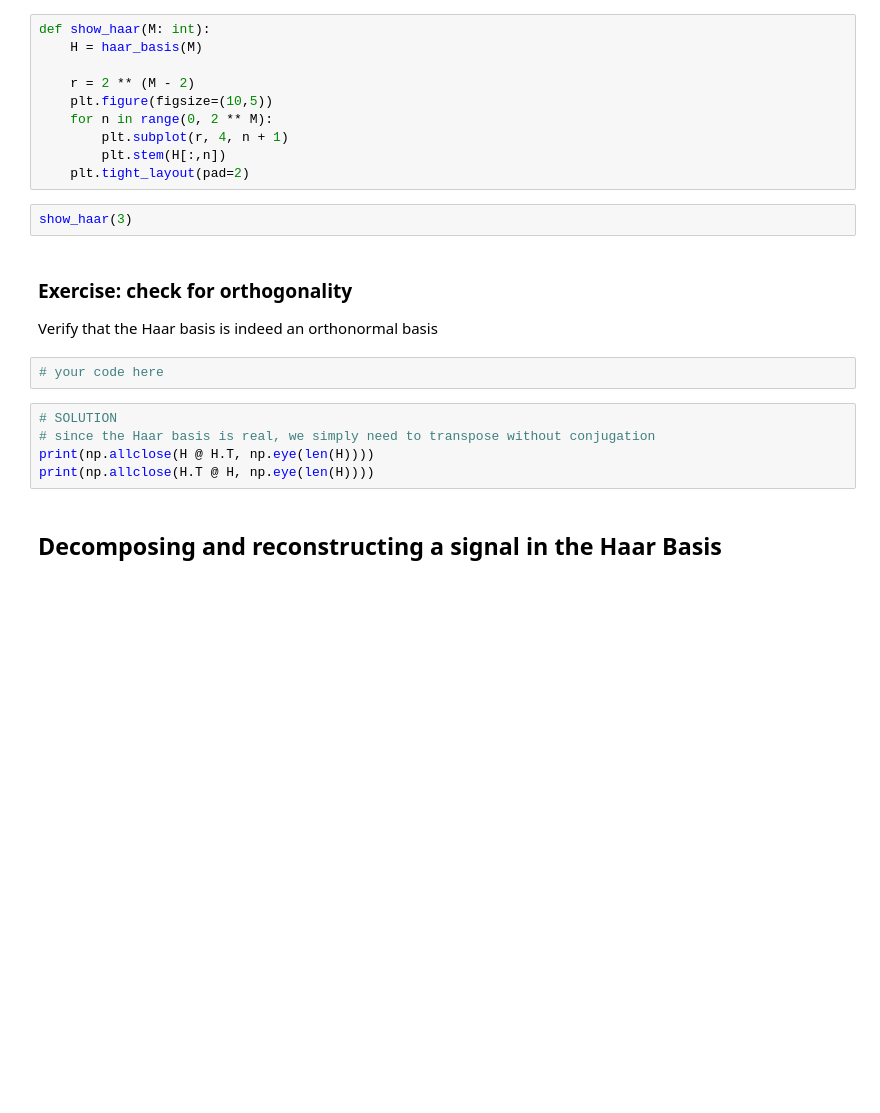
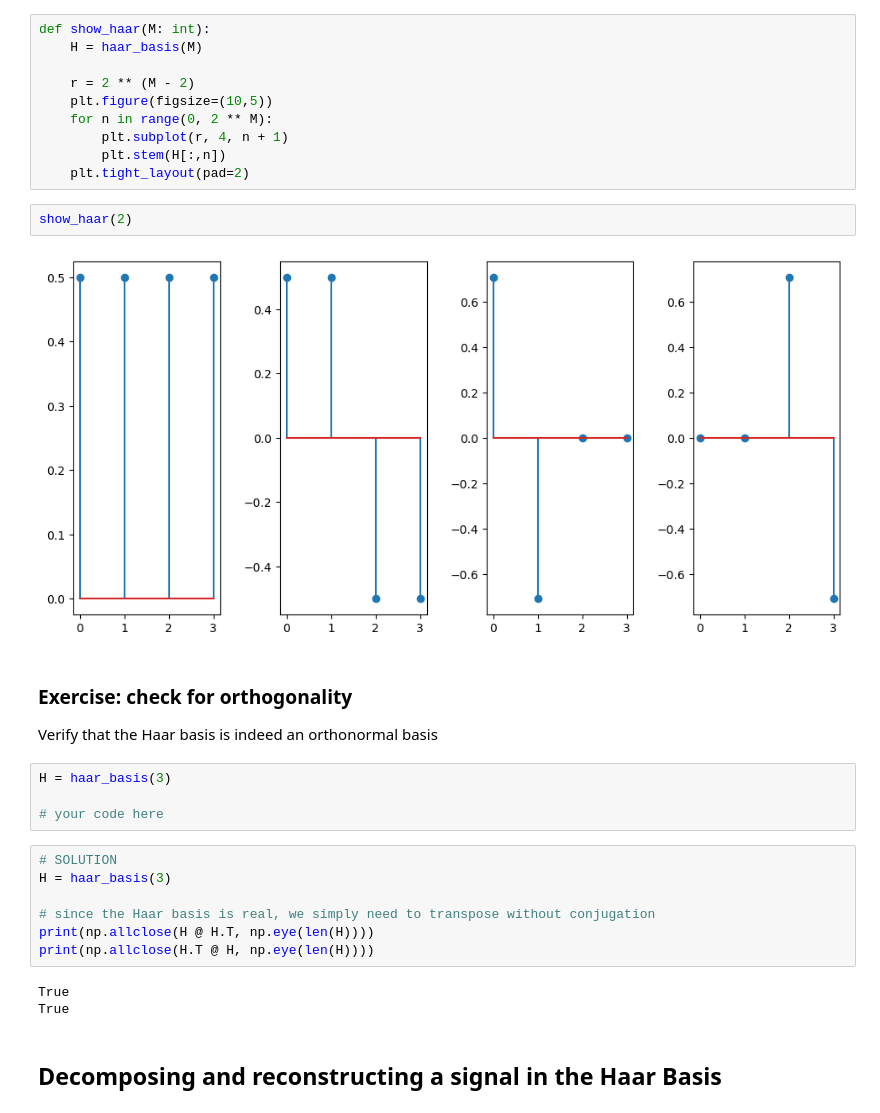
Before and after one commit to LCAV/COM202, a Jupyter notebook: 01-warmup/lab1.ipynb, the cells around one changed output. Cells and saved outputs as stored; diff of their text form; blank space fills up the shorter version.

```diff
--- a/01-warmup/lab1.ipynb
+++ b/01-warmup/lab1.ipynb
@@ -585,18 +592,27 @@ def show_haar(M: int):
         plt.stem(H[:,n])
     plt.tight_layout(pad=2)
 # %%
-show_haar(3)
+show_haar(2)
+# %% [output]
+[figure, added]
 # %% [markdown]
 ### Exercise: check for orthogonality
 
 Verify that the Haar basis is indeed an orthonormal basis
 # %%
+H = haar_basis(3)
+
 # your code here
 # %%
 # SOLUTION
+H = haar_basis(3)
+
 # since the Haar basis is real, we simply need to transpose without conjugation
 print(np.allclose(H @ H.T, np.eye(len(H))))
 print(np.allclose(H.T @ H, np.eye(len(H))))
+# %% [output]
+True
+True
 # %% [markdown]
 ## Decomposing and reconstructing a signal in the Haar Basis
 # %% [markdown]
```
Also changed, not shown: parts of 3 cells of this notebook, 1 other file.
